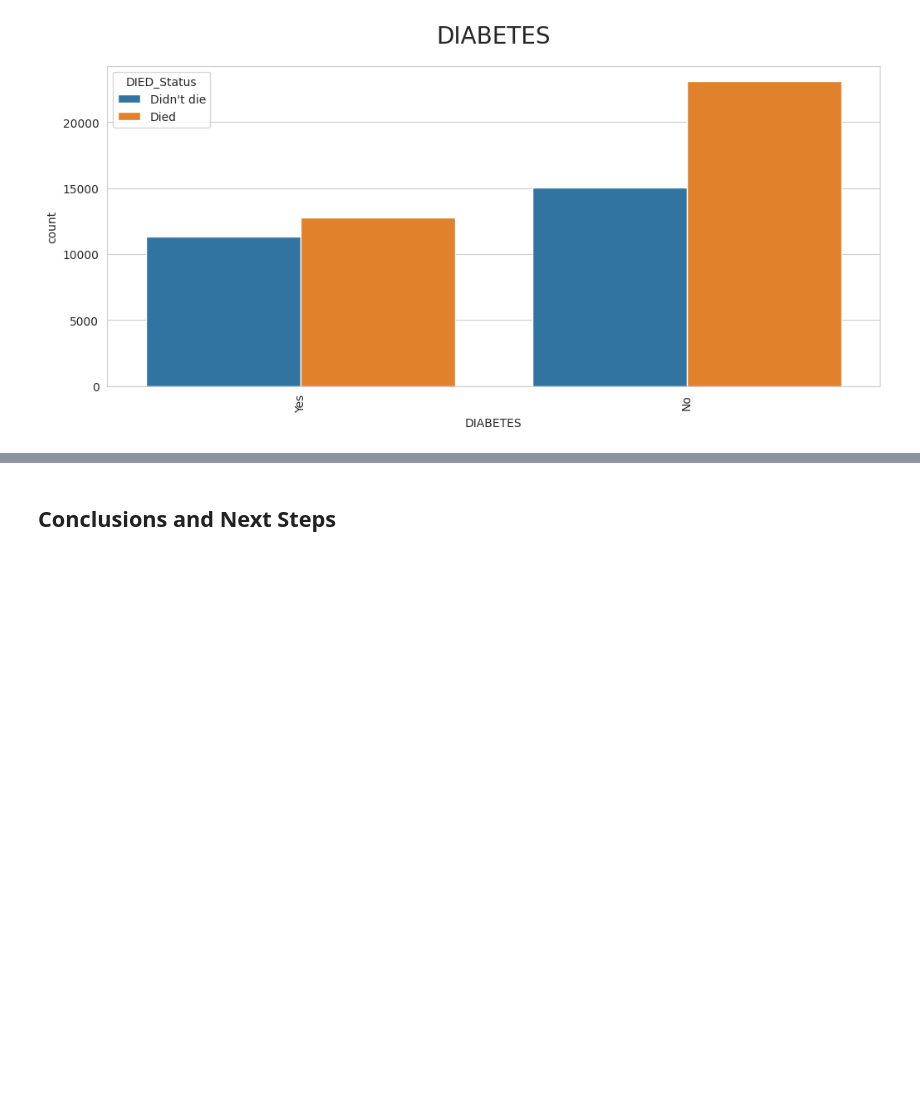
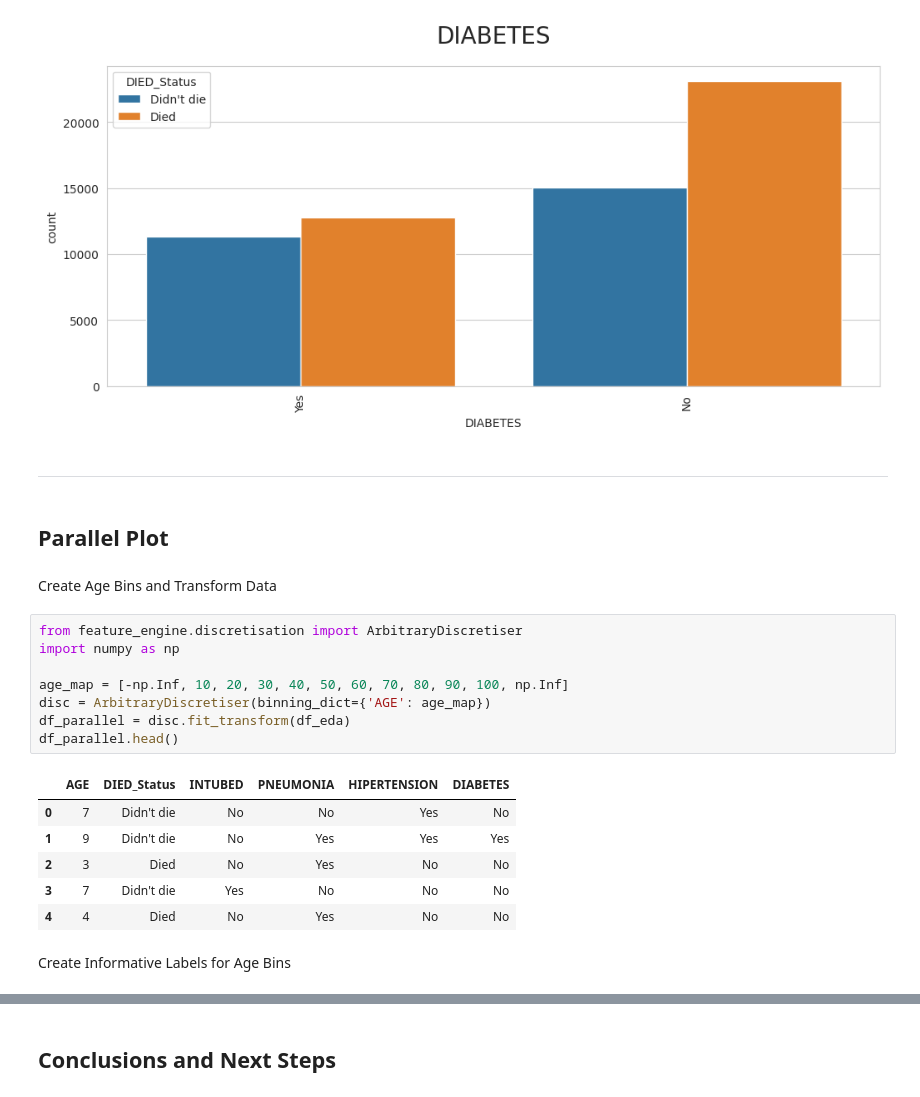
Before and after one commit to cniblock/milestone-covid-19-study, a Jupyter notebook: jupyter_notebooks/02 - COVID-19 Study.ipynb, the cells around one changed output, grey strips where cells are left out. Cells and saved outputs as stored; diff of their text form; blank space fills up the shorter version.

Commit message:
add Parallel Plot to AGE variable

```diff
--- a/jupyter_notebooks/02 - COVID-19 Study.ipynb
+++ b/jupyter_notebooks/02 - COVID-19 Study.ipynb
@@ -279,3 +279,26 @@ for col in df_eda.columns:
 [figure]
 [figure]
 [figure]
+# %% [markdown]
+---
+# %% [markdown]
+## Parallel Plot
+# %% [markdown]
+Create Age Bins and Transform Data
+# %%
+from feature_engine.discretisation import ArbitraryDiscretiser
+import numpy as np
+
+age_map = [-np.Inf, 10, 20, 30, 40, 50, 60, 70, 80, 90, 100, np.Inf]
+disc = ArbitraryDiscretiser(binning_dict={'AGE': age_map})
+df_parallel = disc.fit_transform(df_eda)
+df_parallel.head()
+# %% [output]
+|  | AGE | DIED_Status | INTUBED | PNEUMONIA | HIPERTENSION | DIABETES |
+| 0 | 7 | Didn't die | No | No | Yes | No |
+| 1 | 9 | Didn't die | No | Yes | Yes | Yes |
+| 2 | 3 | Died | No | Yes | No | No |
+| 3 | 7 | Didn't die | Yes | No | No | No |
+| 4 | 4 | Died | No | Yes | No | No |
+# %% [markdown]
+Create Informative Labels for Age Bins
```
Also changed, not shown: parts of 4 cells of this notebook.
